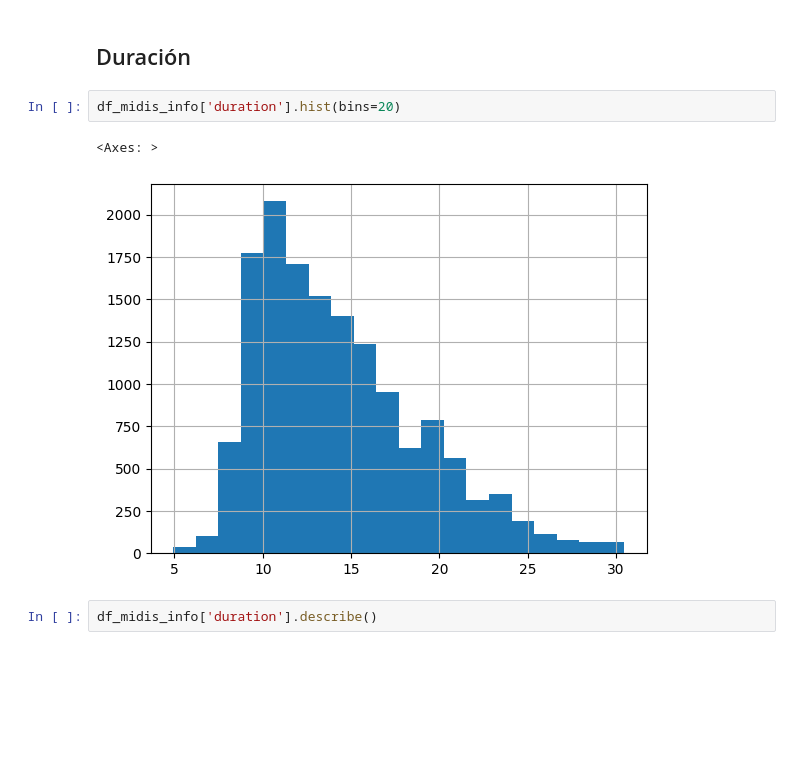
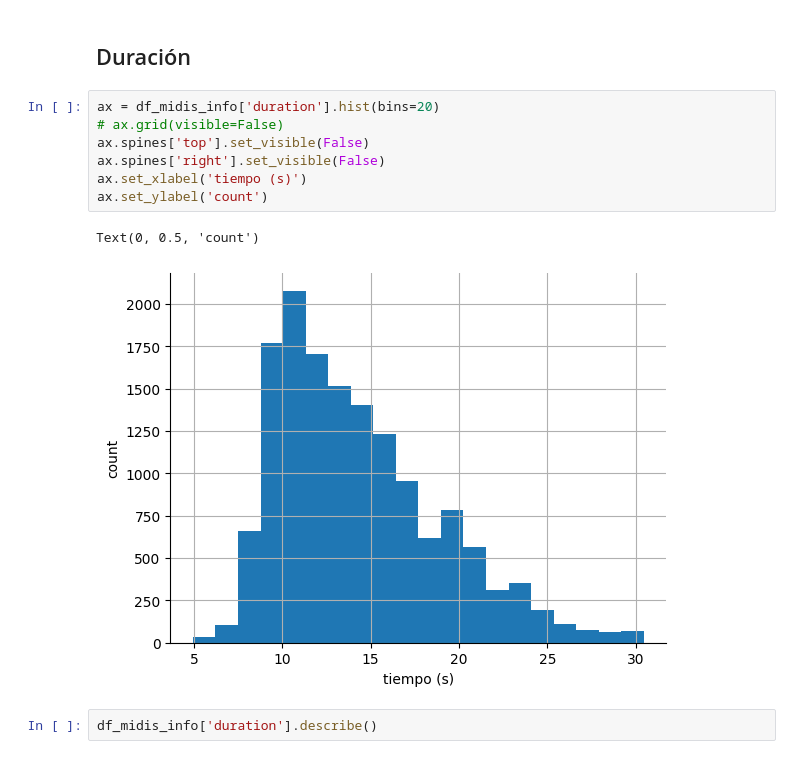
Before and after one commit to JafetMoon/hum_transcription_Project_DIA, a Jupyter notebook: 1a-analisis_midis.ipynb, the cells around one changed output. Drawn from its saved outputs; the diff is of its cells as text; blank space fills up the shorter version.

```diff
--- a/1a-analisis_midis.ipynb
+++ b/1a-analisis_midis.ipynb
@@ -215,11 +215,16 @@ df_midis_info
 14614 rows × 17 columns
 # %% [markdown]
 ## Duración
-# %%
-df_midis_info['duration'].hist(bins=20)
-# %% [output]
-<Axes: >
-[figure, removed]
+# %%
+ax = df_midis_info['duration'].hist(bins=20)
+# ax.grid(visible=False)
+ax.spines['top'].set_visible(False)
+ax.spines['right'].set_visible(False)
+ax.set_xlabel('tiempo (s)')
+ax.set_ylabel('count')
+# %% [output]
+Text(0, 0.5, 'count')
+[figure, added]
 # %%
 df_midis_info['duration'].describe()
 # %% [output]
```
Also changed, not shown: parts of 1 cell of this notebook, 2 other files.
